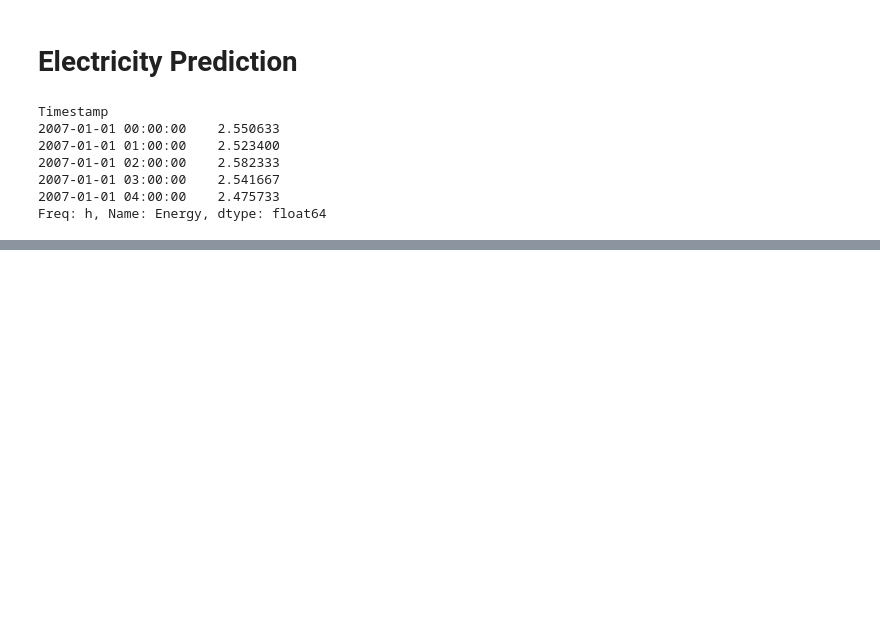
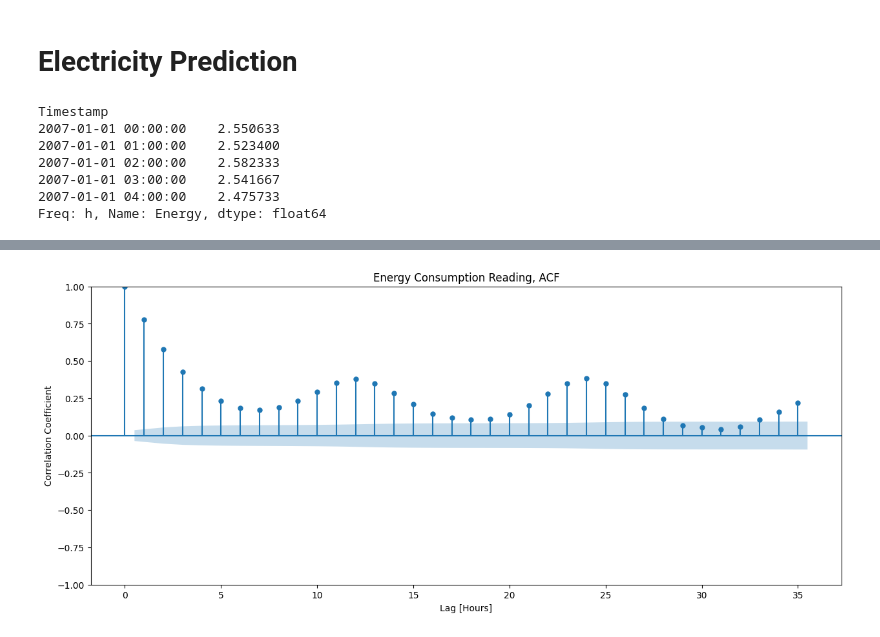
Before and after one commit to Bolajiiii/Electricity-Prediction, a Jupyter notebook: Electricity_Prediction.ipynb, the cells around one changed output, grey strips where cells are left out. Drawn from its saved outputs; the diff is of its cells as text; code cells hidden in the pictures; blank space fills up the shorter version.

```diff
--- a/Electricity_Prediction.ipynb
+++ b/Electricity_Prediction.ipynb
@@ -55,0 +69,8 @@ The spike between May and June may be due to the fact that it is summer and more
+# %%
+fig, ax = plt.subplots(figsize=(15, 6))
+plot_acf(y_1, ax=ax)
+plt.xlabel('Lag [Hours]')
+plt.ylabel('Correlation Coefficient')
+plt.title('Energy Consumption Reading, ACF');
+# %% [output]
+[figure, added]
```
Also changed, not shown: parts of 33 cells of this notebook.
